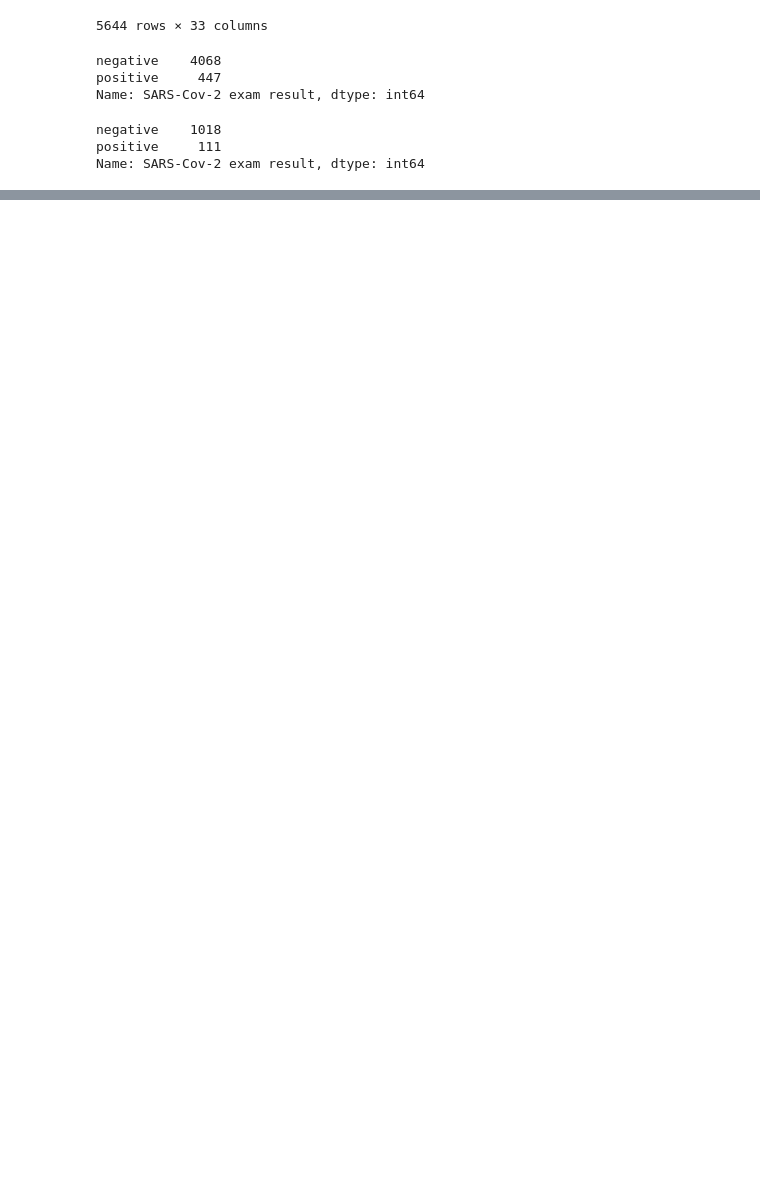
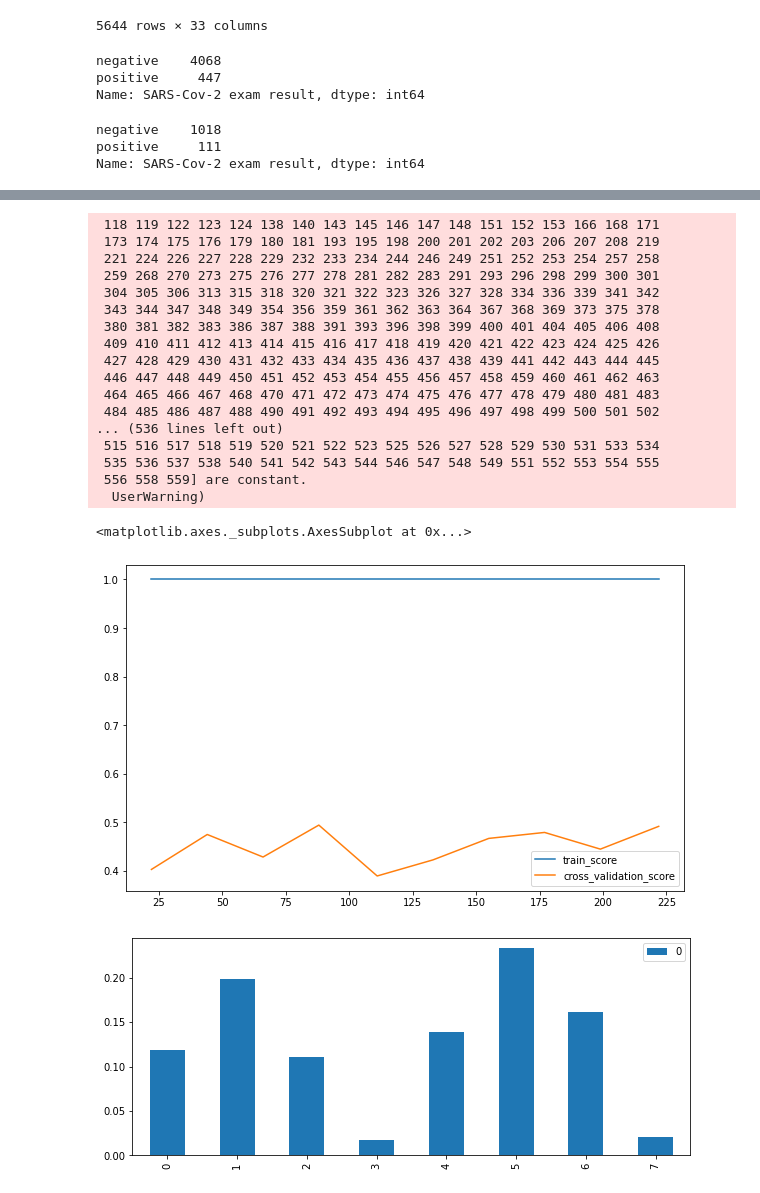
Before and after one commit to christian235711/covid, a Jupyter notebook: preprocessing_covid.ipynb, the cells around one changed output, grey strips where cells are left out. Drawn from its saved outputs; the diff is of its cells as text; code cells hidden in the pictures; blank space fills up the shorter version.

```diff
--- a/preprocessing_covid.ipynb
+++ b/preprocessing_covid.ipynb
@@ -600,0 +309,4 @@ RandomForestClassifier.set_params
+# %%
+evaluation(model_4, X_train, y_train, X_test, y_test )
+pd.DataFrame(model_4[2].feature_importances_).plot.bar(figsize=(10,4) )
+# %% [output]
@@ -600,0 +349,20 @@ RandomForestClassifier.set_params
+ 118 119 122 123 124 138 140 143 145 146 147 148 151 152 153 166 168 171
+ 173 174 175 176 179 180 181 193 195 198 200 201 202 203 206 207 208 219
+ 221 224 226 227 228 229 232 233 234 244 246 249 251 252 253 254 257 258
+ 259 268 270 273 275 276 277 278 281 282 283 291 293 296 298 299 300 301
+ 304 305 306 313 315 318 320 321 322 323 326 327 328 334 336 339 341 342
+ 343 344 347 348 349 354 356 359 361 362 363 364 367 368 369 373 375 378
+ 380 381 382 383 386 387 388 391 393 396 398 399 400 401 404 405 406 408
+ 409 410 411 412 413 414 415 416 417 418 419 420 421 422 423 424 425 426
+ 427 428 429 430 431 432 433 434 435 436 437 438 439 441 442 443 444 445
+ 446 447 448 449 450 451 452 453 454 455 456 457 458 459 460 461 462 463
+ 464 465 466 467 468 470 471 472 473 474 475 476 477 478 479 480 481 483
+ 484 485 486 487 488 490 491 492 493 494 495 496 497 498 499 500 501 502
+... (536 lines left out)
+ 515 516 517 518 519 520 521 522 523 525 526 527 528 529 530 531 533 534
+ 535 536 537 538 540 541 542 543 544 546 547 548 549 551 552 553 554 555
+ 556 558 559] are constant.
+  UserWarning)
+<matplotlib.axes._subplots.AxesSubplot at 0x...>
+[figure, added]
+[figure, added]
```
Also changed, not shown: parts of 96 cells of this notebook.
